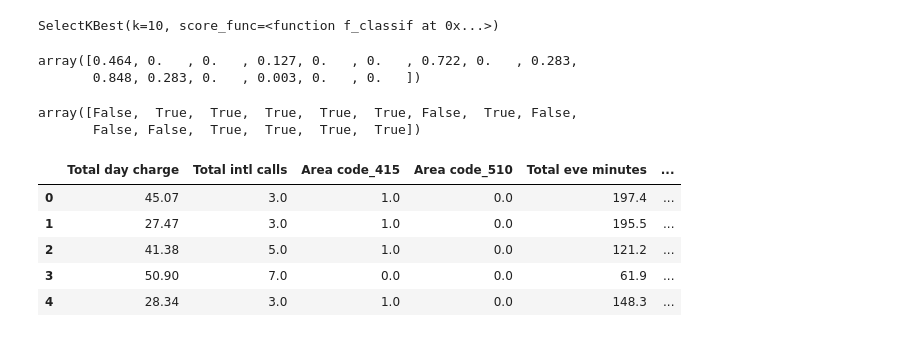
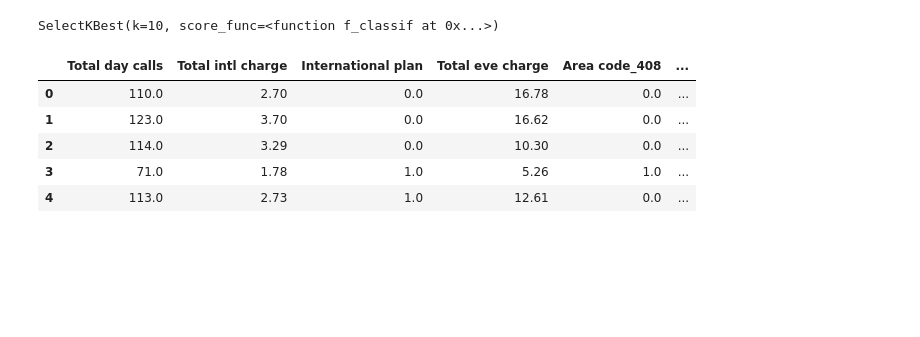
Before and after one commit to kangand/1000ml, a Jupyter notebook: unit5_project/Data prep.ipynb, the cells around one changed output. Saved outputs shown, nothing was run; the diff lists cells and outputs as text; code cells hidden in the pictures; blank space fills up the shorter version.

```diff
--- a/unit5_project/Data prep.ipynb
+++ b/unit5_project/Data prep.ipynb
@@ -231,3 +222,3 @@ trans_col = cont_var + target_var + bin_var  + transformed_nomcat
 # %%
-teledf2 = pd.DataFrame(data = teledf_trans, columns=trans_col)
+teledf_trans = pd.DataFrame(data=teledf_trans, columns=trans_col)
 # %%
@@ -256,9 +247,7 @@ from sklearn.preprocessing import MinMaxScaler
 # %%
-# categorical variables
-
 cat_vt = VarianceThreshold(threshold=0.1)
 
-cat_var_df = teledf2[transformed_nomcat + bin_var]
+cat_var_df = teledf_trans[transformed_nomcat + bin_var]
 cat_var_df.head()
 # %% [output]
 |  | State_AK | State_AL | State_AR | State_AZ | State_CA | State_CO | State_CT | State_DC | State_DE | State_FL | ... |
@@ -300,8 +282,7 @@ tele_cont_scaled = scaler.fit_transform(tele_cont)
 # %%
-# correlation
+# find top correlations with target
 
-
-top_5_corr = teledf2.corr()['Churn'].abs().sort_values(ascending = False)[:5]
+top_5_corr = teledf_trans.corr()['Churn'].abs().sort_values(ascending = False)[:5]
 list(top_5_corr.index), top_5_corr
 # %% [output]
 (['Churn',
@@ -326,5 +303,8 @@ from sklearn.model_selection import train_test_split
 # %%
+# set up train test split
+
+tele_cont=teledf[cont_var]
 
 X_ANOVA = tele_cont
-y_ANOVA = teledf2.Churn
+y_ANOVA = teledf_trans.Churn
 # %%
@@ -348,10 +326,0 @@ anova_features = list(tele_anova.columns)
-# %%
-anovaselector.pvalues_.round(3)
-# %% [output]
-array([0.464, 0.   , 0.   , 0.127, 0.   , 0.   , 0.722, 0.   , 0.283,
-       0.848, 0.283, 0.   , 0.003, 0.   , 0.   ])
-# %%
-anovaselector.get_support()
-# %% [output]
-array([False,  True,  True,  True,  True,  True, False,  True, False,
-       False, False,  True,  True,  True,  True])
@@ -359,12 +335,12 @@ array([False,  True,  True,  True,  True,  True, False,  True, False,
 keep_var = list(set(vt_features + corr_features + anova_features))
 # %%
-teledf_final = teledf2[keep_var]
+teledf_final = teledf_trans[keep_var]
 teledf_final.head()
 # %% [output]
-|  | Total day charge | Total intl calls | Area code_415 | Area code_510 | Total eve minutes | ... |
-| 0 | 45.07 | 3.0 | 1.0 | 0.0 | 197.4 | ... |
-| 1 | 27.47 | 3.0 | 1.0 | 0.0 | 195.5 | ... |
-| 2 | 41.38 | 5.0 | 1.0 | 0.0 | 121.2 | ... |
-| 3 | 50.90 | 7.0 | 0.0 | 0.0 | 61.9 | ... |
-| 4 | 28.34 | 3.0 | 1.0 | 0.0 | 148.3 | ... |
+|  | Total day calls | Total intl charge | International plan | Total eve charge | Area code_408 | ... |
+| 0 | 110.0 | 2.70 | 0.0 | 16.78 | 0.0 | ... |
+| 1 | 123.0 | 3.70 | 0.0 | 16.62 | 0.0 | ... |
+| 2 | 114.0 | 3.29 | 0.0 | 10.30 | 0.0 | ... |
+| 3 | 71.0 | 1.78 | 1.0 | 5.26 | 1.0 | ... |
+| 4 | 113.0 | 2.73 | 1.0 | 12.61 | 0.0 | ... |
 # %%
```
Also changed, not shown: parts of 40 cells of this notebook, 6 other files.
